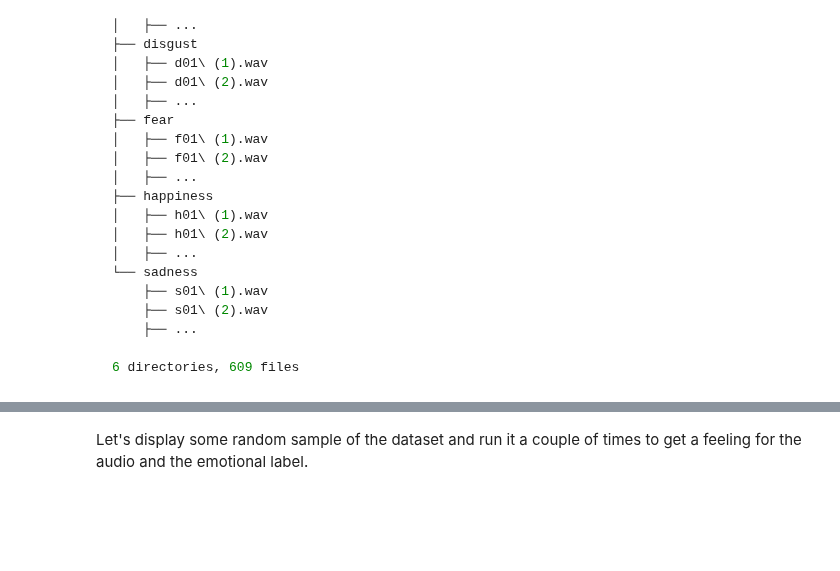
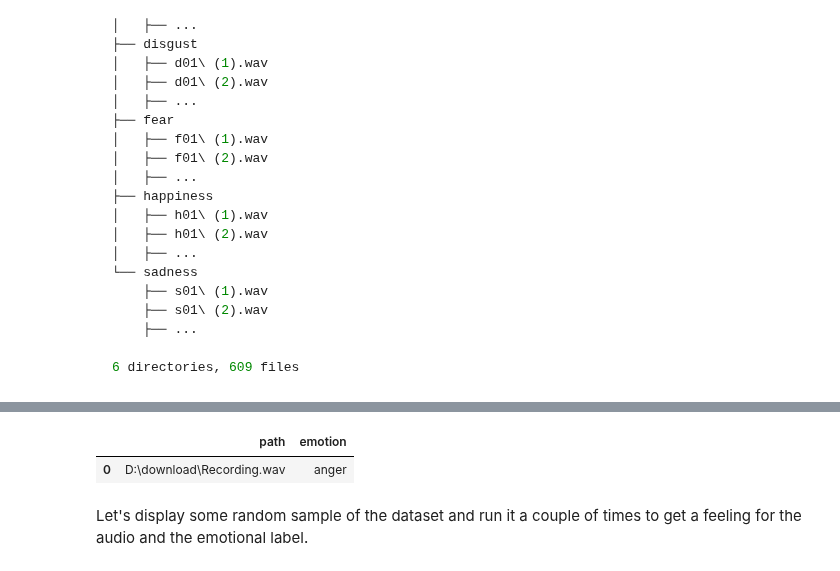
Before and after one commit to BlackFox1197/masterarbeit_programming, a Jupyter notebook: notebooks/Emotion_recognition_in_Greek_speech_using_Wav2Vec2.ipynb, the cells around one changed output, grey strips where cells are left out. Cells and saved outputs as stored; diff of their text form; code cells hidden in the pictures; blank space fills up the shorter version.

Commit message:
add testerDf

```diff
--- a/notebooks/Emotion_recognition_in_Greek_speech_using_Wav2Vec2.ipynb
+++ b/notebooks/Emotion_recognition_in_Greek_speech_using_Wav2Vec2.ipynb
@@ -141,6 +141,10 @@ def load_custom_dataset():
     return paths, emotions, testpaths, testlabels
 trainpaths, trainlabels, testpaths, testlabels = load_custom_dataset()
 
+
+testerDF = pd.DataFrame()
+testerDF["path"] = ["D:\download\Recording.wav"]
+testerDF["emotion"] = ["anger"]
 ###create dataframes for training and testing###
 trainDF = pd.DataFrame()
 trainDF["path"] = trainpaths
@@ -186,6 +190,7 @@ test_df = test_df.reset_index(drop=True)
 
 train_df.to_csv(f"{save_path}/train.csv", sep="\t", encoding="utf-8", index=False)
 test_df.to_csv(f"{save_path}/test.csv", sep="\t", encoding="utf-8", index=False)
+testerDF.to_csv(f"{save_path}/testPersonal.csv", sep="\t", encoding="utf-8", index=False)
 
 
 print(train_df.shape)
@@ -219,0 +209,5 @@ train_df
+# %%
+testerDF
+# %% [output]
+|  | path | emotion |
+| 0 | D:\download\Recording.wav | anger |
```
Also changed, not shown: parts of 26 cells of this notebook, 3 other files.
